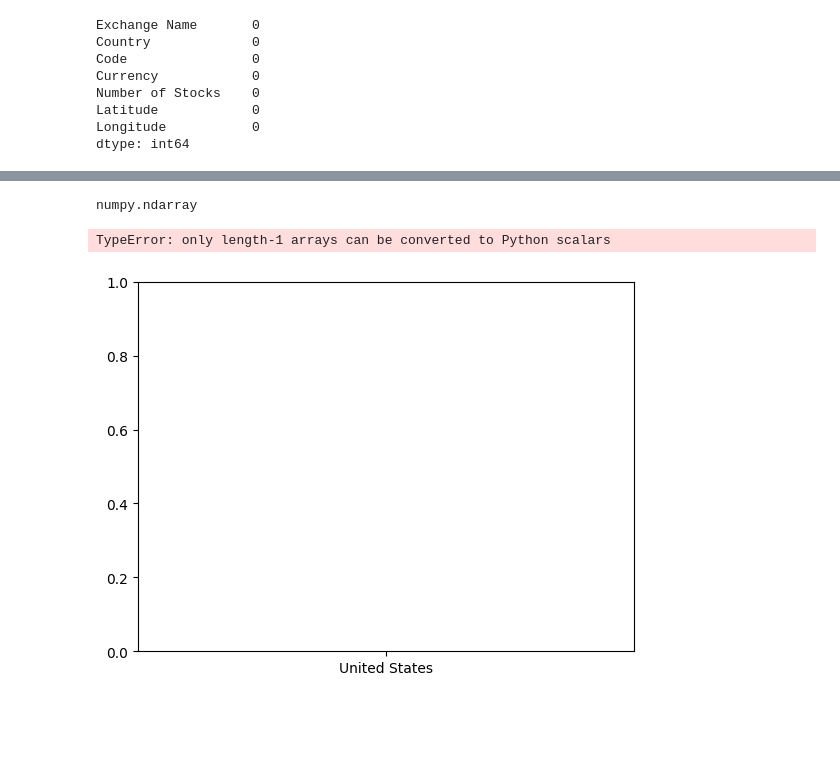
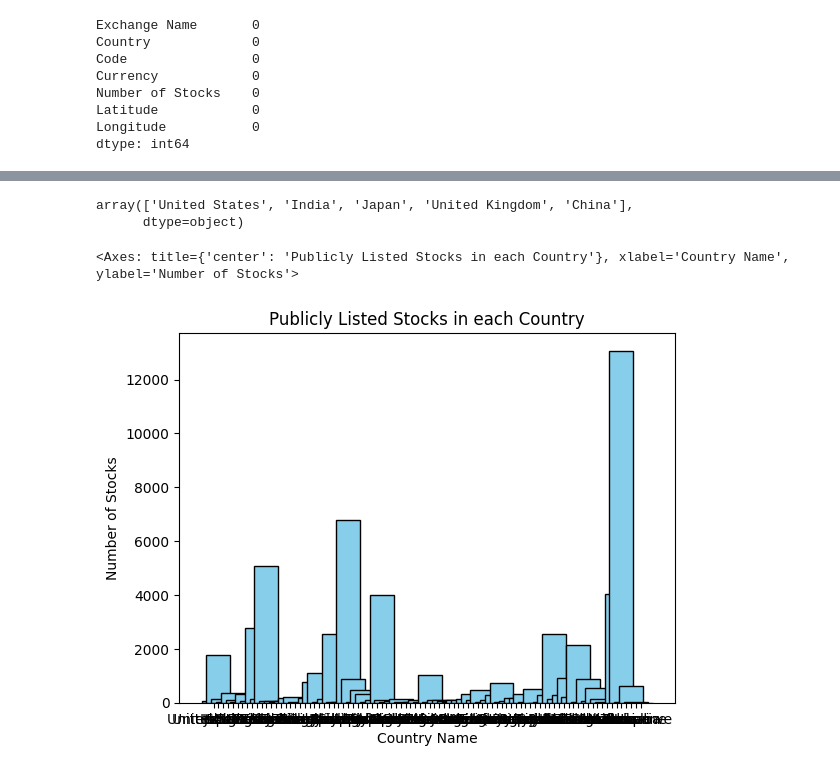
Before and after one commit to divarnold/ECON148-ApplicationofContent, a Jupyter notebook: GlobalVisualExchange.ipynb, the cells around one changed output, grey strips where cells are left out. Drawn from its saved outputs; the diff is of its cells as text; code cells hidden in the pictures; blank space fills up the shorter version.

```diff
--- a/GlobalVisualExchange.ipynb
+++ b/GlobalVisualExchange.ipynb
@@ -135,18 +147,22 @@ pandas.core.frame.DataFrame
 # %%
-type(mergedStockExchangeData['Country'].unique())
+mergedStockExchangeData['Country'].unique()
 # %% [output]
-numpy.ndarray
+array(['United States', 'India', 'Japan', 'United Kingdom', 'China'],
+      dtype=object)
 # %%
 #Bar Graph of Number of Stocks per Exchange
 def barGraph():
-    counts = mergedStockExchangeData[["Country", "Number of Stocks"]].groupby("Country").sum()
+    counts = mergedStockExchangeData.groupby("Country").sum()["Number of Stocks"]
     plt.bar(mergedStockExchangeData['Country'].unique(), counts, color = "skyblue", edgecolor = "black", width = 5)
     plt.xlabel("Country Name")
     plt.ylabel("Number of Stocks")
     plt.title("Publicly Listed Stocks in each Country")
     return plt.gca()
 
 barGraph()
+#visualize it better....
+#Grab Top 10 Countries
+#Plot them all in one pi chart.
 # %% [output]
-TypeError: only length-1 arrays can be converted to Python scalars
+<Axes: title={'center': 'Publicly Listed Stocks in each Country'}, xlabel='Country Name', ylabel='Number of Stocks'>
-[figure, old version]
+[figure, new version]
```
Also changed, not shown: parts of 3 cells of this notebook.
